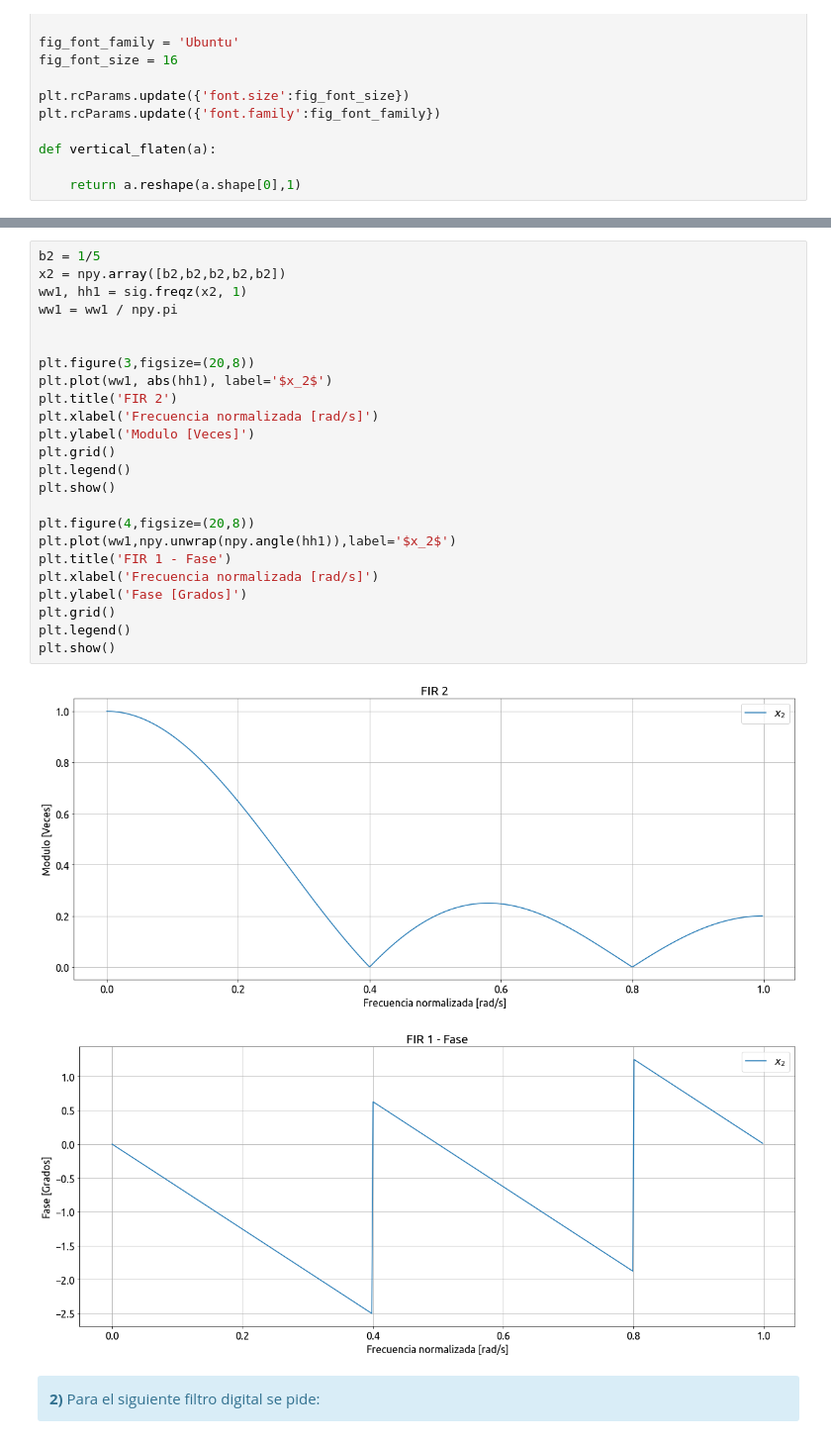
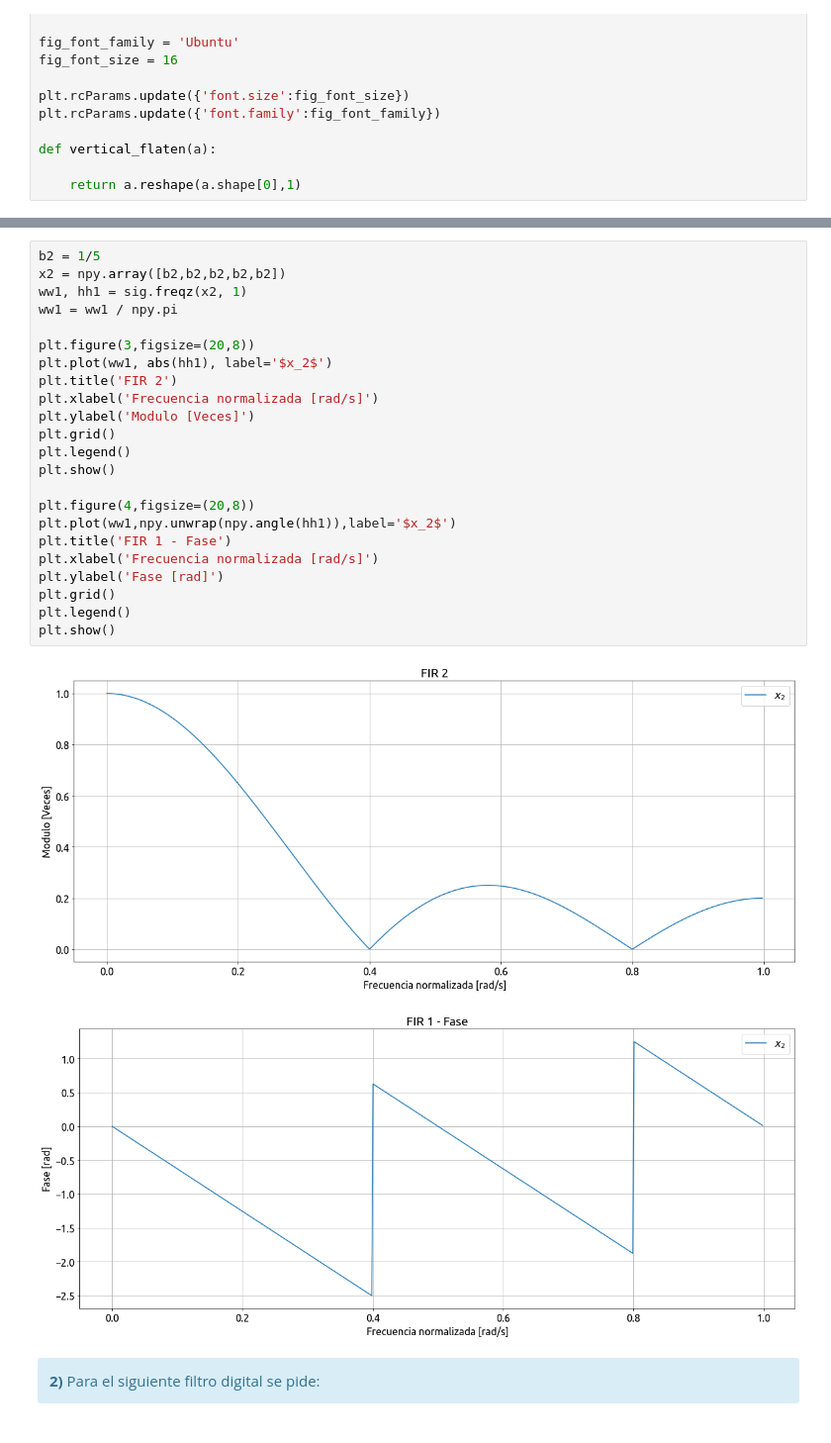
Before and after one commit to jbl95/pds-trabajosPracticos, a Jupyter notebook: TP4 - Filtrado.ipynb, the cells around one changed output, grey strips where cells are left out. Shown at 99% size. Saved outputs shown, nothing was run; the diff lists cells and outputs as text.

```diff
--- a/TP4 - Filtrado.ipynb
+++ b/TP4 - Filtrado.ipynb
@@ -90,30 +95,29 @@ plt.show()
 # %%
 b2 = 1/5
 x2 = npy.array([b2,b2,b2,b2,b2])
 ww1, hh1 = sig.freqz(x2, 1)
 ww1 = ww1 / npy.pi
-
 
 plt.figure(3,figsize=(20,8))
 plt.plot(ww1, abs(hh1), label='$x_2$')
 plt.title('FIR 2')
 plt.xlabel('Frecuencia normalizada [rad/s]')
 plt.ylabel('Modulo [Veces]')
 plt.grid()
 plt.legend()
 plt.show()
 
 plt.figure(4,figsize=(20,8))
 plt.plot(ww1,npy.unwrap(npy.angle(hh1)),label='$x_2$')
 plt.title('FIR 1 - Fase')
 plt.xlabel('Frecuencia normalizada [rad/s]')
-plt.ylabel('Fase [Grados]')
+plt.ylabel('Fase [rad]')
 plt.grid()
 plt.legend()
 plt.show()
 # %% [output]
 [figure]
-[figure, old version]
+[figure, new version]
 # %% [markdown]
 <div class="alert alert-block alert-info">
 <b>2)</b> Para el siguiente filtro digital se pide:
```
Also changed, not shown: parts of 14 cells of this notebook, 5 other files.
